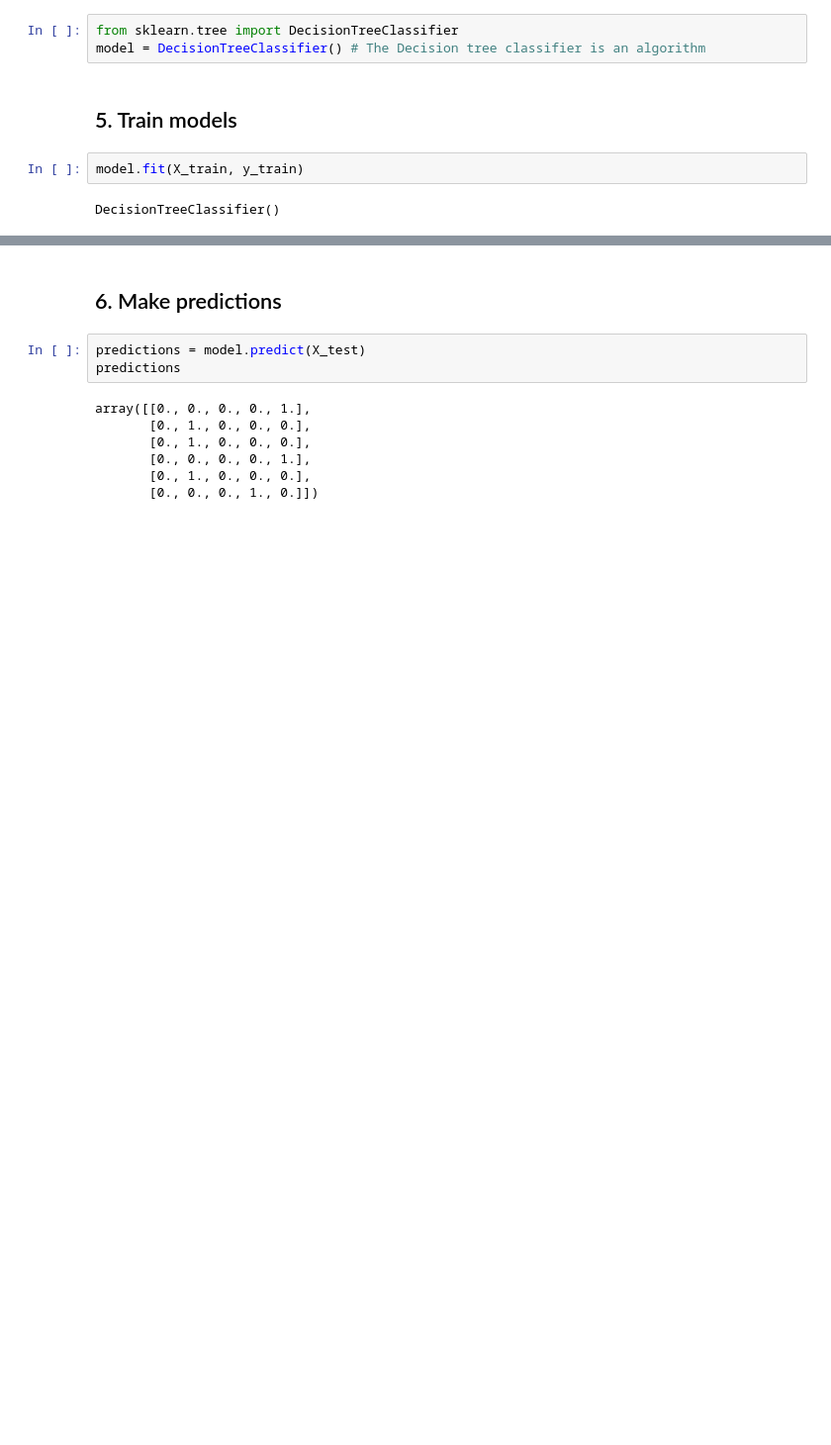
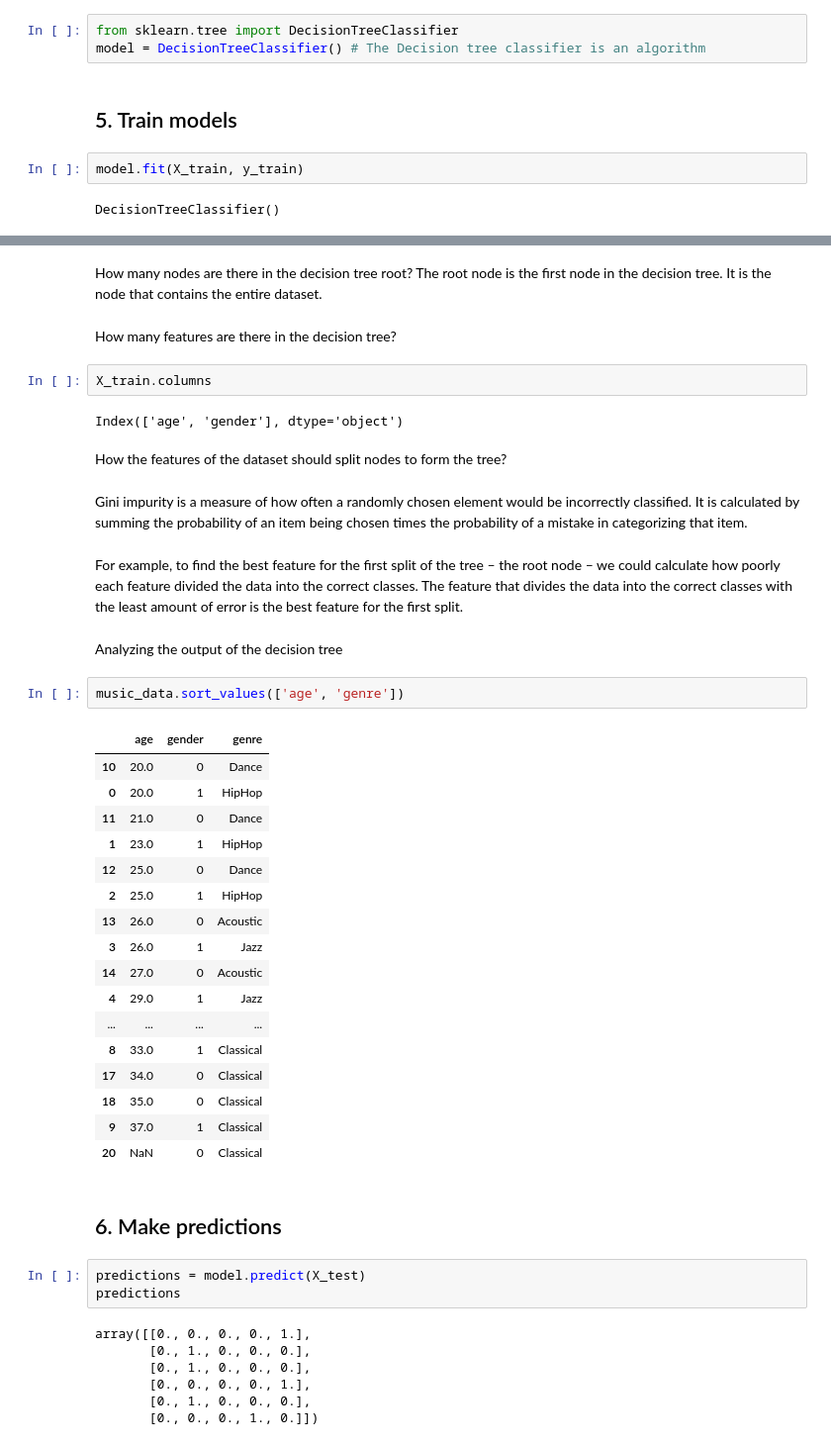
Before and after one commit to ali-soltani-redgate/data-driven-gen, a Jupyter notebook: lession2/music_recommender.ipynb, the cells around one changed output, grey strips where cells are left out. Shown: that part at 99% size. Drawn from its saved outputs; the diff is of its cells as text; blank space fills up the shorter version.

```diff
--- a/lession2/music_recommender.ipynb
+++ b/lession2/music_recommender.ipynb
@@ -284,3 +317,40 @@ DecisionTreeClassifier()
+# %% [markdown]
+How many nodes are there in the decision tree root?
+The root node is the first node in the decision tree. It is the node that contains the entire dataset.
+# %% [markdown]
+How many features are there in the decision tree?
+# %%
+X_train.columns
+# %% [output]
+Index(['age', 'gender'], dtype='object')
+# %% [markdown]
+How the features of the dataset should split nodes to form the tree?
+# %% [markdown]
+Gini impurity is a measure of how often a randomly chosen element would be incorrectly classified. It is calculated by summing the probability of an item being chosen times the probability of a mistake in categorizing that item.
+# %% [markdown]
+For example, to find the best feature for the first split of the tree – the root node – we could calculate how poorly each feature divided the data into the correct classes. The feature that divides the data into the correct classes with the least amount of error is the best feature for the first split.
+# %% [markdown]
+Analyzing the output of the decision tree
+# %%
+music_data.sort_values(['age', 'genre'])
+# %% [output]
+|  | age | gender | genre |
+| 10 | 20.0 | 0 | Dance |
+| 0 | 20.0 | 1 | HipHop |
+| 11 | 21.0 | 0 | Dance |
+| 1 | 23.0 | 1 | HipHop |
+| 12 | 25.0 | 0 | Dance |
+| 2 | 25.0 | 1 | HipHop |
+| 13 | 26.0 | 0 | Acoustic |
+| 3 | 26.0 | 1 | Jazz |
+| 14 | 27.0 | 0 | Acoustic |
+| 4 | 29.0 | 1 | Jazz |
+| ... | ... | ... | ... |
+| 8 | 33.0 | 1 | Classical |
+| 17 | 34.0 | 0 | Classical |
+| 18 | 35.0 | 0 | Classical |
+| 9 | 37.0 | 1 | Classical |
+| 20 | NaN | 0 | Classical |
 # %% [markdown]
 ## 6. Make predictions
 # %%
```
Also changed, not shown: parts of 7 cells of this notebook.
